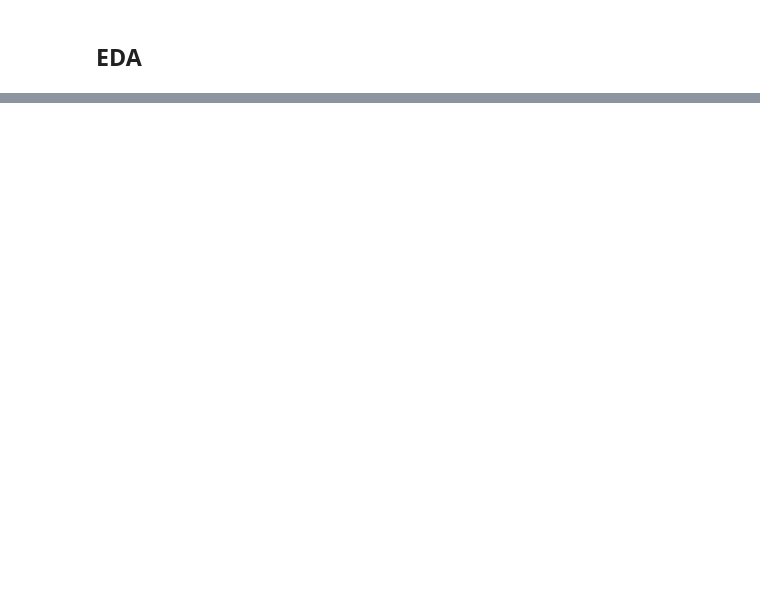
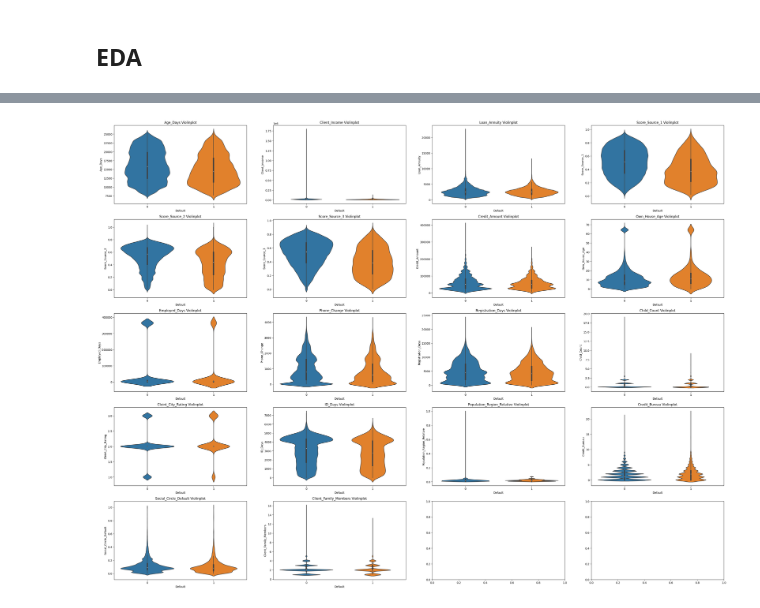
Before and after one commit to kimhyunso/semi_project, a Jupyter notebook: EDA.ipynb, the cells around one changed output, grey strips where cells are left out. Drawn from its saved outputs; the diff is of its cells as text; code cells hidden in the pictures; blank space fills up the shorter version.

```diff
--- a/EDA.ipynb
+++ b/EDA.ipynb
@@ -222,0 +179,15 @@ sns.violinplot(x=score_sources[0],y=score_sources[1], hue='Default',data=data, a
+# %%
+# # exclue outliner and index graph hist
+# # estimated time 3 minutes
+fig, axs = plt.subplots(5,4, figsize = (40,30))
+i=0
+for rows in axs:
+
+    for ax in rows:
+        if i >17 :
+            break
+        sns.violinplot(x='Default', y=numeri_cols[i], data=data, ax=ax)
+        ax.set_title(numeri_cols[i]+' Violinplot')
+        i+=1
+# %% [output]
+[figure, added]
```
Also changed, not shown: parts of 66 cells of this notebook.
